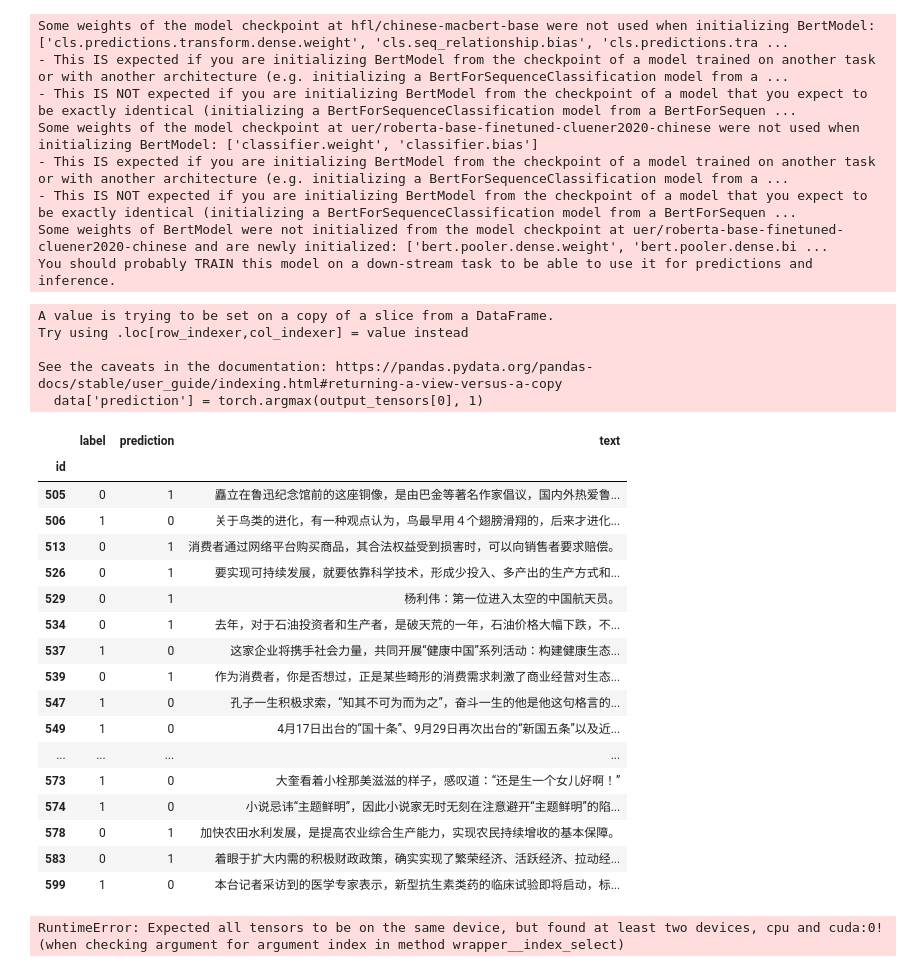
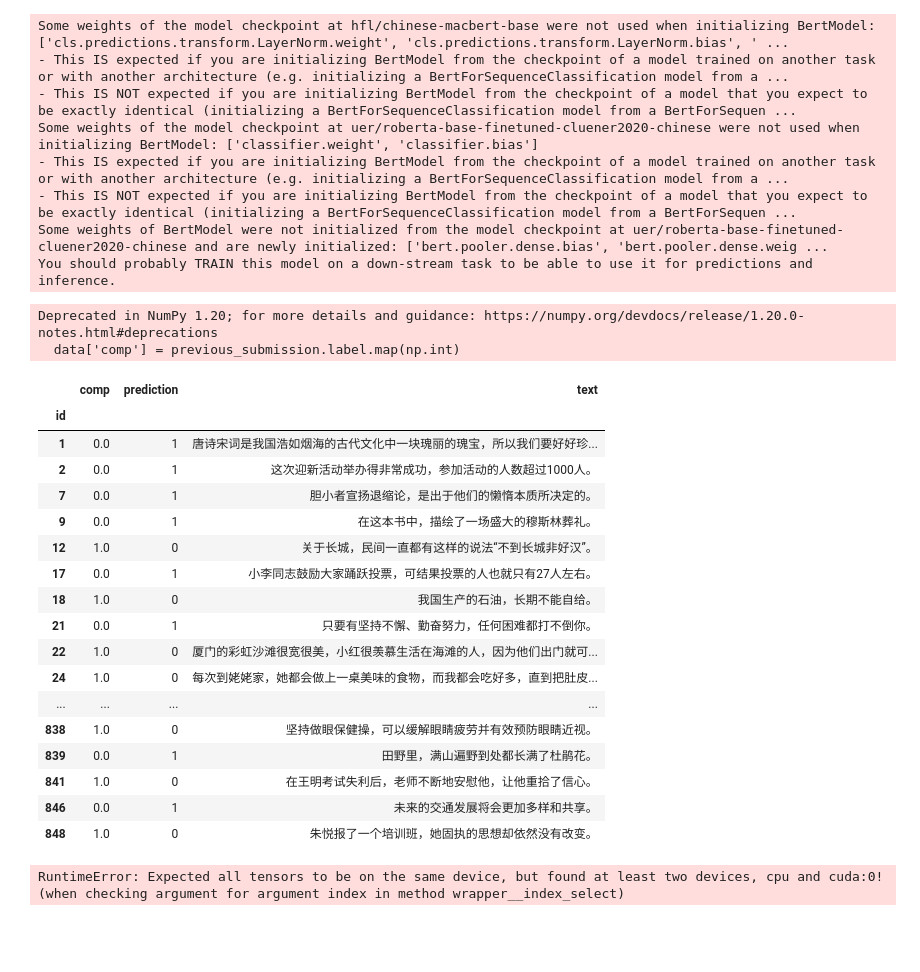
Before and after one commit to holajoa/chinese-grammar-error-detection, a Jupyter notebook: notebooks/predict.ipynb, the cells around one changed output. Saved outputs shown, nothing was run; the diff lists cells and outputs as text; code cells hidden in the pictures; blank space fills up the shorter version.

Commit message:
prediction file

```diff
--- a/notebooks/predict.ipynb
+++ b/notebooks/predict.ipynb
@@ -36,6 +36,6 @@ test_dataset_config = {
     'device':device,
 }
 
-train = DatasetWithAuxiliaryEmbeddings(df=test_df.reset_index(), **test_dataset_config)
-train.tokenize()
-train.construct_dataset()
+test = DatasetWithAuxiliaryEmbeddings(df=test_df.reset_index(), **test_dataset_config)
+test.tokenize()
+test.construct_dataset()
@@ -77,56 +82,60 @@ for cp in checkpoints:
     # for key in list(state_dict.keys()):
     #     state_dict[key.replace('bert', 'base_model')] = state_dict.pop(key)
     model.load_state_dict(state_dict)
+    model.cuda()
 
     logits = []
-    dataloader = DataLoader(train.dataset['train'].with_format('torch'), batch_size=16)
+    dataloader = DataLoader(test.dataset['train'].with_format('torch'), batch_size=4)
+
     for batch in dataloader:
-        outputs = model(**batch)
-        logits.append(outputs['logits'])
+        inputs = {k:v.to(device) for k,v in batch.items()
+                if k in test.tokenizer.model_input_names or k == 'auxiliary_input_ids'}
+        with torch.no_grad():
+            output = model(**inputs)
+        logits.append(output['logits'])
 
     del model
     output_tensors.append(torch.concat(logits))
 # %% [output]
-Some weights of the model checkpoint at hfl/chinese-macbert-base were not used when initializing BertModel: ['cls.predictions.transform.dense.weight', 'cls.seq_relationship.bias', 'cls.predictions.tra ...
+Some weights of the model checkpoint at hfl/chinese-macbert-base were not used when initializing BertModel: ['cls.predictions.transform.LayerNorm.weight', 'cls.predictions.transform.LayerNorm.bias', ' ...
 - This IS expected if you are initializing BertModel from the checkpoint of a model trained on another task or with another architecture (e.g. initializing a BertForSequenceClassification model from a ...
 - This IS NOT expected if you are initializing BertModel from the checkpoint of a model that you expect to be exactly identical (initializing a BertForSequenceClassification model from a BertForSequen ...
 Some weights of the model checkpoint at uer/roberta-base-finetuned-cluener2020-chinese were not used when initializing BertModel: ['classifier.weight', 'classifier.bias']
 - This IS expected if you are initializing BertModel from the checkpoint of a model trained on another task or with another architecture (e.g. initializing a BertForSequenceClassification model from a ...
 - This IS NOT expected if you are initializing BertModel from the checkpoint of a model that you expect to be exactly identical (initializing a BertForSequenceClassification model from a BertForSequen ...
-Some weights of BertModel were not initialized from the model checkpoint at uer/roberta-base-finetuned-cluener2020-chinese and are newly initialized: ['bert.pooler.dense.weight', 'bert.pooler.dense.bi ...
+Some weights of BertModel were not initialized from the model checkpoint at uer/roberta-base-finetuned-cluener2020-chinese and are newly initialized: ['bert.pooler.dense.bias', 'bert.pooler.dense.weig ...
 You should probably TRAIN this model on a down-stream task to be able to use it for predictions and inference.
 # %%
-train_df = pd.read_csv('../data/train.csv', sep='\t', index_col='id')
+previous_submission = pd.read_csv('../submissions/submission-v3-0.75624.csv', delimiter='\t')
 
-data = train_df[500:600]
-data['prediction'] = torch.argmax(output_tensors[0], 1)
-data = data[['label', 'prediction', 'text']]
+data = test_df
+data['prediction'] = torch.argmax(output_tensors[0].cpu(), 1)
+data['comp'] = previous_submission.label.map(np.int)
+
+data = data[['comp', 'prediction', 'text']]
 with pd.option_context('display.max_rows', None, 'display.max_columns', None):
-    display(data[data.label != data.prediction])
+    display(data[data.comp != data.prediction])
 # %% [output]
-A value is trying to be set on a copy of a slice from a DataFrame.
-Try using .loc[row_indexer,col_indexer] = value instead
-
-See the caveats in the documentation: https://pandas.pydata.org/pandas-docs/stable/user_guide/indexing.html#returning-a-view-versus-a-copy
-  data['prediction'] = torch.argmax(output_tensors[0], 1)
+Deprecated in NumPy 1.20; for more details and guidance: https://numpy.org/devdocs/release/1.20.0-notes.html#deprecations
+  data['comp'] = previous_submission.label.map(np.int)
-|  | label | prediction | text |
+|  | comp | prediction | text |
 | id |  |  |  |
-| 505 | 0 | 1 | 矗立在鲁迅纪念馆前的这座铜像，是由巴金等著名作家倡议，国内外热爱鲁... |
-| 506 | 1 | 0 | 关于鸟类的进化，有一种观点认为，鸟最早用４个翅膀滑翔的，后来才进化... |
-| 513 | 0 | 1 | 消费者通过网络平台购买商品，其合法权益受到损害时，可以向销售者要求赔偿。 |
-| 526 | 0 | 1 | 要实现可持续发展，就要依靠科学技术，形成少投入、多产出的生产方式和... |
-| 529 | 0 | 1 | 杨利伟：第一位进入太空的中国航天员。 |
-| 534 | 0 | 1 | 去年，对于石油投资者和生产者，是破天荒的一年，石油价格大幅下跌，不... |
-| 537 | 1 | 0 | 这家企业将携手社会力量，共同开展“健康中国”系列活动：构建健康生态... |
-| 539 | 0 | 1 | 作为消费者，你是否想过，正是某些畸形的消费需求刺激了商业经营对生态... |
-| 547 | 1 | 0 | 孔子一生积极求索，“知其不可为而为之”，奋斗一生的他是他这句格言的... |
-| 549 | 1 | 0 | 4月17日出台的“国十条”、9月29日再次出台的“新国五条”以及近... |
+| 1 | 0.0 | 1 | 唐诗宋词是我国浩如烟海的古代文化中一块瑰丽的瑰宝，所以我们要好好珍... |
+| 2 | 0.0 | 1 | 这次迎新活动举办得非常成功，参加活动的人数超过1000人。 |
+| 7 | 0.0 | 1 | 胆小者宣扬退缩论，是出于他们的懒惰本质所决定的。 |
+| 9 | 0.0 | 1 | 在这本书中，描绘了一场盛大的穆斯林葬礼。 |
+| 12 | 1.0 | 0 | 关于长城，民间一直都有这样的说法“不到长城非好汉”。 |
+| 17 | 0.0 | 1 | 小李同志鼓励大家踊跃投票，可结果投票的人也就只有27人左右。 |
+| 18 | 1.0 | 0 | 我国生产的石油，长期不能自给。 |
+| 21 | 0.0 | 1 | 只要有坚持不懈、勤奋努力，任何困难都打不倒你。 |
+| 22 | 1.0 | 0 | 厦门的彩虹沙滩很宽很美，小红很羡慕生活在海滩的人，因为他们出门就可... |
+| 24 | 1.0 | 0 | 每次到姥姥家，她都会做上一桌美味的食物，而我都会吃好多，直到把肚皮... |
 | ... | ... | ... | ... |
-| 573 | 1 | 0 | 大奎看着小栓那美滋滋的样子，感叹道：“还是生一个女儿好啊！” |
-| 574 | 1 | 0 | 小说忌讳“主题鲜明”，因此小说家无时无刻在注意避开“主题鲜明”的陷... |
-| 578 | 0 | 1 | 加快农田水利发展，是提高农业综合生产能力，实现农民持续增收的基本保障。 |
-| 583 | 0 | 1 | 着眼于扩大内需的积极财政政策，确实实现了繁荣经济、活跃经济、拉动经... |
-| 599 | 1 | 0 | 本台记者采访到的医学专家表示，新型抗生素类药的临床试验即将启动，标... |
+| 838 | 1.0 | 0 | 坚持做眼保健操，可以缓解眼睛疲劳并有效预防眼睛近视。 |
+| 839 | 0.0 | 1 | 田野里，满山遍野到处都长满了杜鹃花。 |
+| 841 | 1.0 | 0 | 在王明考试失利后，老师不断地安慰他，让他重拾了信心。 |
+| 846 | 0.0 | 1 | 未来的交通发展将会更加多样和共享。 |
+| 848 | 1.0 | 0 | 朱悦报了一个培训班，她固执的思想却依然没有改变。 |
 # %%
 from torch.nn.functional import cross_entropy
 
```
Also changed, not shown: parts of 2 cells of this notebook, 1 other file.
